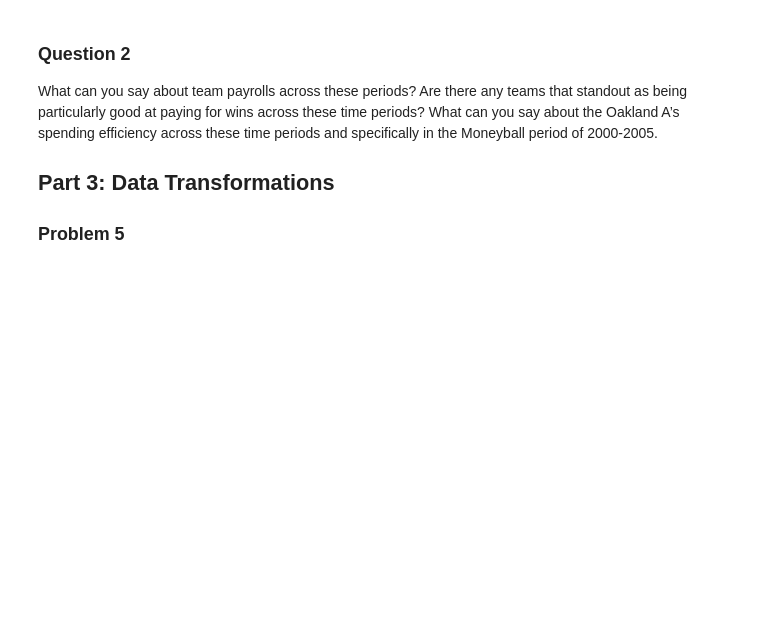
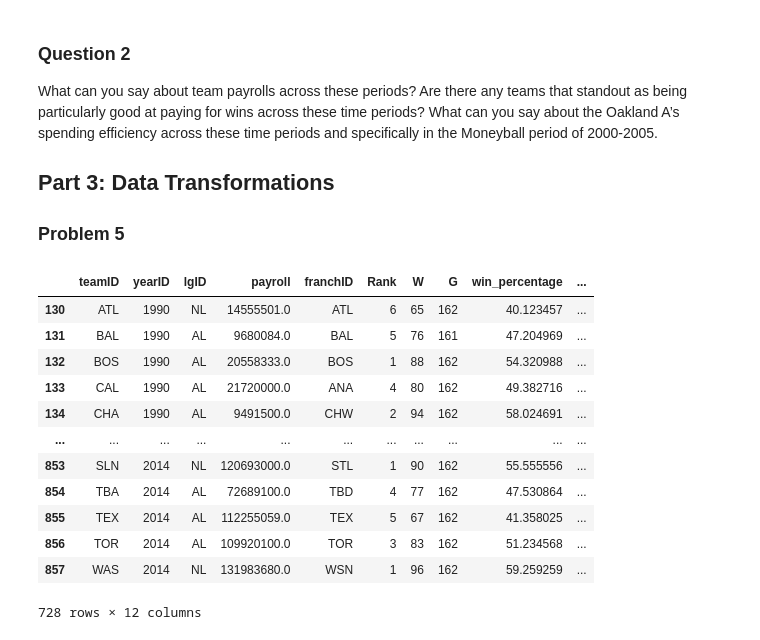
Before and after one commit to NickOuellet/Moneyball, a Jupyter notebook: Project 2 Moneyball.ipynb, the cells around one changed output. Saved outputs shown, nothing was run; the diff lists cells and outputs as text; code cells hidden in the pictures; blank space fills up the shorter version.

```diff
--- a/Project 2 Moneyball.ipynb
+++ b/Project 2 Moneyball.ipynb
@@ -183,3 +149,26 @@ What can you say about team payrolls across these periods? Are there any teams t
 
 ## Part 3: Data Transformations
 ### Problem 5
+# %%
+std_payroll_array = []
+for i,row in relation.iterrows():
+    average_payroll = relation[relation['yearID'] == row["yearID"]]["payroll"].mean()
+    std_payroll = relation[relation['yearID'] == row["yearID"]]["payroll"].std()
+    standardized_payroll = (row["payroll"] - average_payroll) / std_payroll
+    std_payroll_array.append(standardized_payroll)
+relation["standardized payroll"] = std_payroll_array
+relation
+# %% [output]
+|  | teamID | yearID | lgID | payroll | franchID | Rank | W | G | win_percentage | ... |
+| 130 | ATL | 1990 | NL | 14555501.0 | ATL | 6 | 65 | 162 | 40.123457 | ... |
+| 131 | BAL | 1990 | AL | 9680084.0 | BAL | 5 | 76 | 161 | 47.204969 | ... |
+| 132 | BOS | 1990 | AL | 20558333.0 | BOS | 1 | 88 | 162 | 54.320988 | ... |
+| 133 | CAL | 1990 | AL | 21720000.0 | ANA | 4 | 80 | 162 | 49.382716 | ... |
+| 134 | CHA | 1990 | AL | 9491500.0 | CHW | 2 | 94 | 162 | 58.024691 | ... |
+| ... | ... | ... | ... | ... | ... | ... | ... | ... | ... | ... |
+| 853 | SLN | 2014 | NL | 120693000.0 | STL | 1 | 90 | 162 | 55.555556 | ... |
+| 854 | TBA | 2014 | AL | 72689100.0 | TBD | 4 | 77 | 162 | 47.530864 | ... |
+| 855 | TEX | 2014 | AL | 112255059.0 | TEX | 5 | 67 | 162 | 41.358025 | ... |
+| 856 | TOR | 2014 | AL | 109920100.0 | TOR | 3 | 83 | 162 | 51.234568 | ... |
+| 857 | WAS | 2014 | NL | 131983680.0 | WSN | 1 | 96 | 162 | 59.259259 | ... |
+728 rows × 12 columns
```
Also changed, not shown: parts of 14 cells of this notebook.
